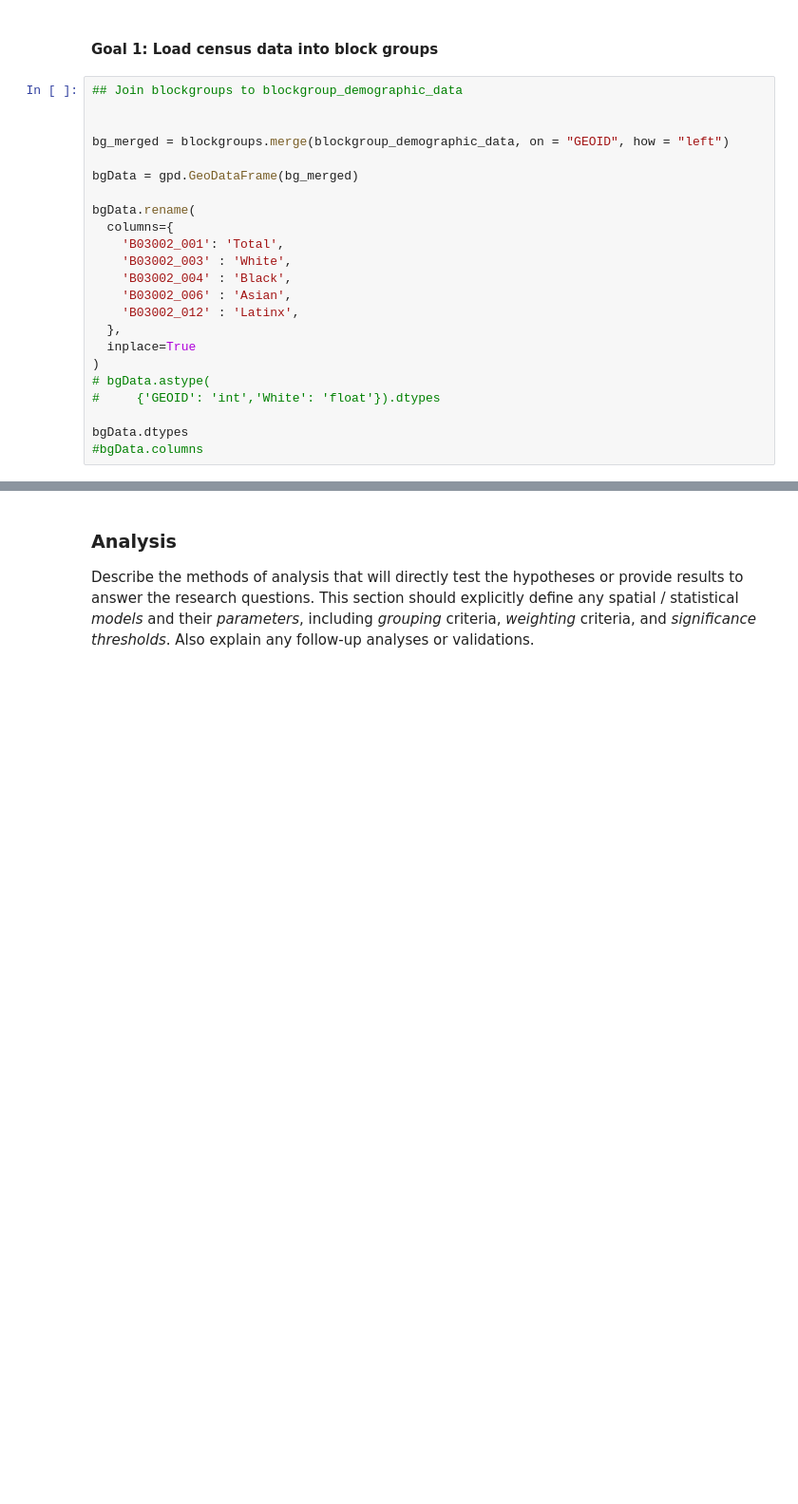
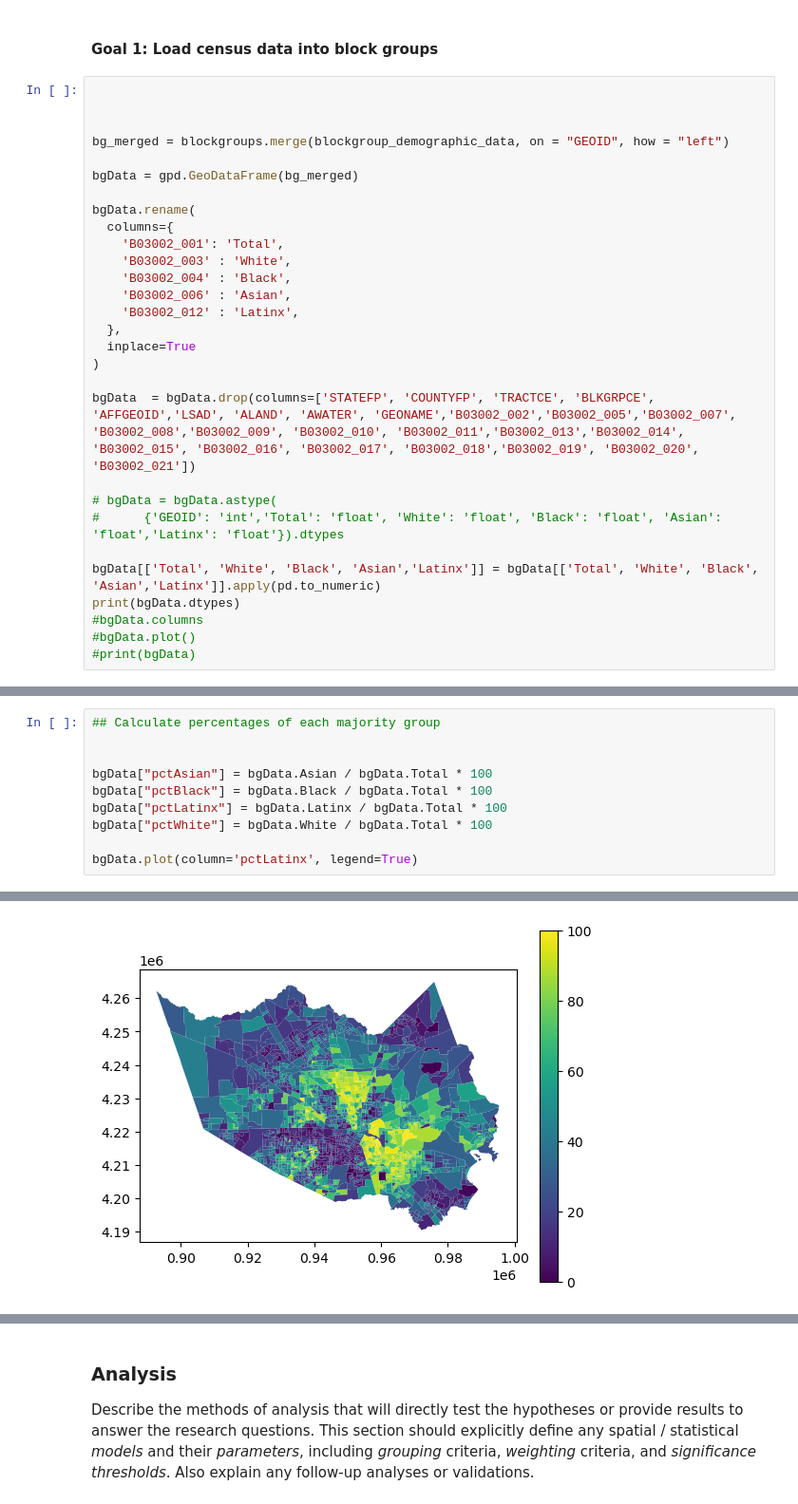
Before and after one commit to Colman-Bashore/Harvey-Flooding-Replication, a Jupyter notebook: procedure/code/01-Jupyter_notebook.ipynb, the cells around one changed output, grey strips where cells are left out. Shown: that part at 95% size. Drawn from its saved outputs; the diff is of its cells as text; blank space fills up the shorter version.

```diff
--- a/procedure/code/01-Jupyter_notebook.ipynb
+++ b/procedure/code/01-Jupyter_notebook.ipynb
@@ -302,7 +303,7 @@ Be sure to include any steps planned to **exclude** observations with *missing*
 # %% [markdown]
 #### Goal 1: Load census data into block groups
 # %%
-## Join blockgroups to blockgroup_demographic_data
+
 
 
 bg_merged = blockgroups.merge(blockgroup_demographic_data, on = "GEOID", how = "left")
@@ -319,9 +320,15 @@ bgData.rename(
   },
   inplace=True
 )
-# bgData.astype(
-#     {'GEOID': 'int','White': 'float'}).dtypes
 
-bgData.dtypes
+bgData  = bgData.drop(columns=['STATEFP', 'COUNTYFP', 'TRACTCE', 'BLKGRPCE', 'AFFGEOID','LSAD', 'ALAND', 'AWATER', 'GEONAME','B03002_002','B03002_005','B03002_007', 'B03002_008','B03002_009', 'B03002_010', 'B03002_011','B03002_013','B03002_014', 'B03002_015', 'B03002_016', 'B03002_017', 'B03002_018','B03002_019', 'B03002_020', 'B03002_021'])
+
+# bgData = bgData.astype(
+#      {'GEOID': 'int','Total': 'float', 'White': 'float', 'Black': 'float', 'Asian': 'float','Latinx': 'float'}).dtypes
+
+bgData[['Total', 'White', 'Black', 'Asian','Latinx']] = bgData[['Total', 'White', 'Black', 'Asian','Latinx']].apply(pd.to_numeric)
+print(bgData.dtypes)
 #bgData.columns
+#bgData.plot()
+#print(bgData)
 # %% [output]
@@ -361,0 +360,11 @@ TypeError: ufunc 'isnan' not supported for the input types, and the inputs could
+# %%
+## Calculate percentages of each majority group
+
+
+bgData["pctAsian"] = bgData.Asian / bgData.Total * 100
+bgData["pctBlack"] = bgData.Black / bgData.Total * 100
+bgData["pctLatinx"] = bgData.Latinx / bgData.Total * 100
+bgData["pctWhite"] = bgData.White / bgData.Total * 100
+
+bgData.plot(column='pctLatinx', legend=True)
+# %% [output]
@@ -361,0 +372 @@ TypeError: ufunc 'isnan' not supported for the input types, and the inputs could
+[figure, added]
```
Also changed, not shown: parts of 8 cells of this notebook, 2 other files.
